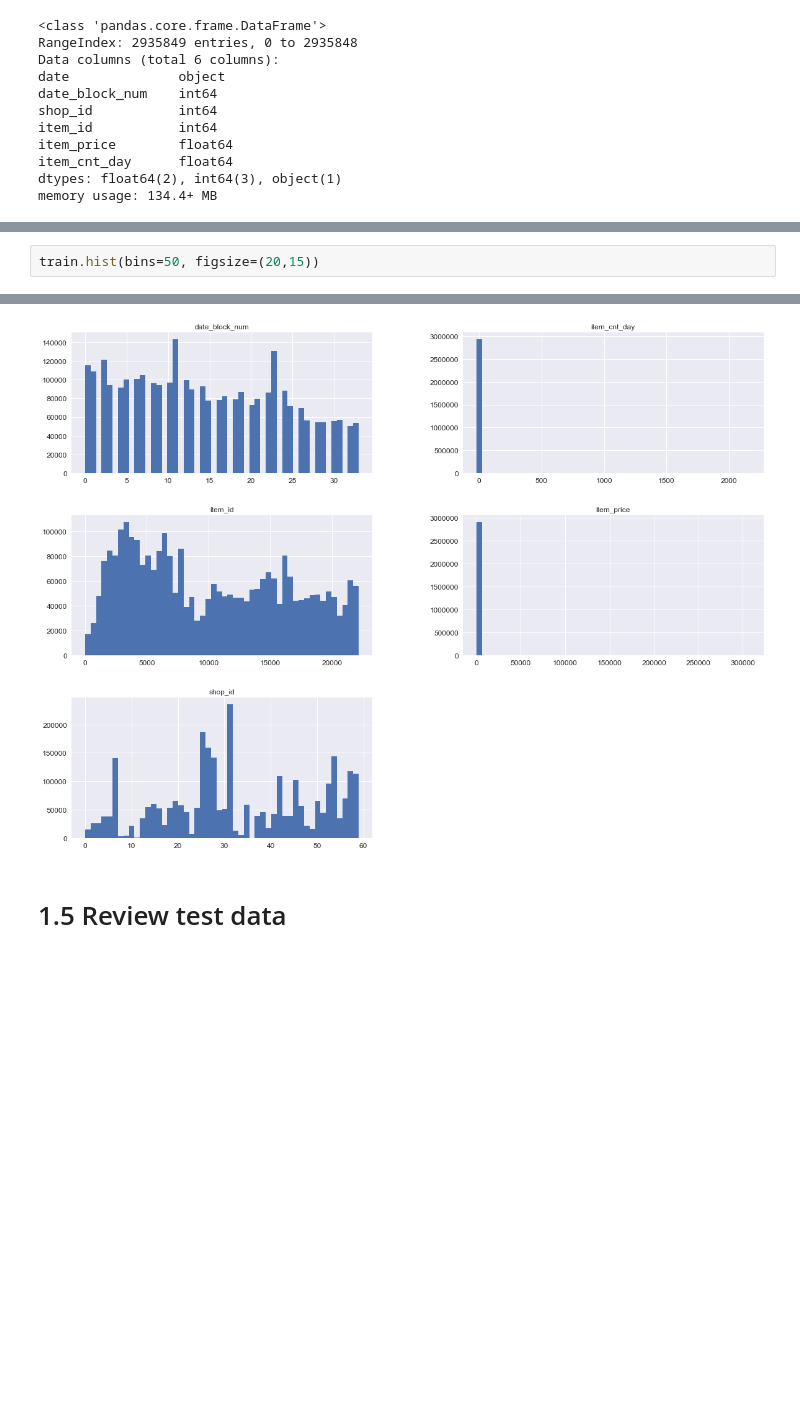
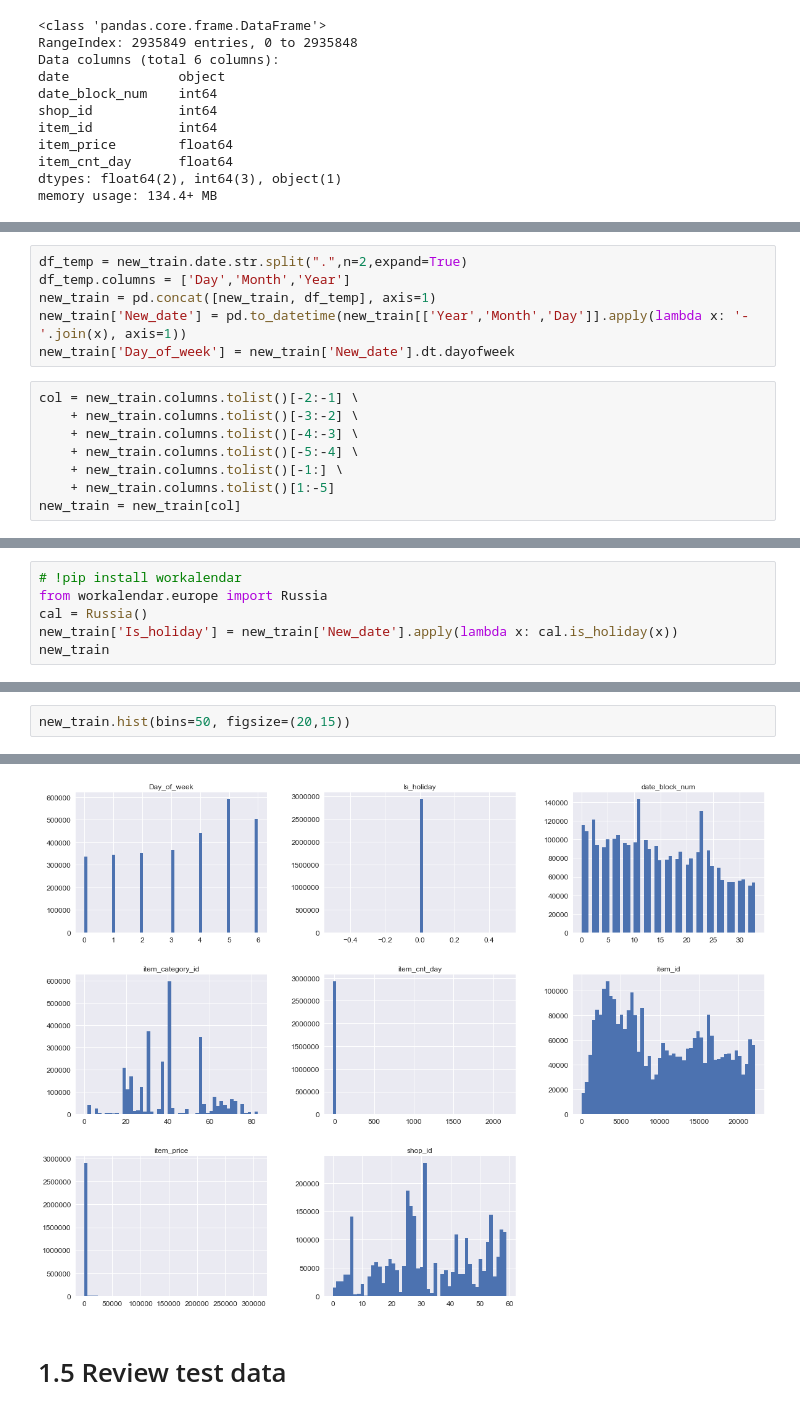
Before and after one commit to michael100824/Kaggle-Project, a Jupyter notebook: competitive-data-science-predict-future-sales/competitive-data-science-predict-future-sales.ipynb, the cells around one changed output, grey strips where cells are left out. Drawn from its saved outputs; the diff is of its cells as text; blank space fills up the shorter version.

```diff
--- a/competitive-data-science-predict-future-sales/competitive-data-science-predict-future-sales.ipynb
+++ b/competitive-data-science-predict-future-sales/competitive-data-science-predict-future-sales.ipynb
@@ -158,0 +179,14 @@ memory usage: 134.4+ MB
+# %%
+df_temp = new_train.date.str.split(".",n=2,expand=True)
+df_temp.columns = ['Day','Month','Year']
+new_train = pd.concat([new_train, df_temp], axis=1)
+new_train['New_date'] = pd.to_datetime(new_train[['Year','Month','Day']].apply(lambda x: '-'.join(x), axis=1))
+new_train['Day_of_week'] = new_train['New_date'].dt.dayofweek
+# %%
+col = new_train.columns.tolist()[-2:-1] \
+    + new_train.columns.tolist()[-3:-2] \
+    + new_train.columns.tolist()[-4:-3] \
+    + new_train.columns.tolist()[-5:-4] \
+    + new_train.columns.tolist()[-1:] \
+    + new_train.columns.tolist()[1:-5]
+new_train = new_train[col]
@@ -158,0 +195,6 @@ memory usage: 134.4+ MB
+# %%
+# !pip install workalendar
+from workalendar.europe import Russia
+cal = Russia()
+new_train['Is_holiday'] = new_train['New_date'].apply(lambda x: cal.is_holiday(x))
+new_train
@@ -245,6 +329,6 @@ train['item_cnt_day'].value_counts()
  508.0          1
 Name: item_cnt_day, Length: 198, dtype: int64
 # %%
-train.hist(bins=50, figsize=(20,15))
+new_train.hist(bins=50, figsize=(20,15))
 # %% [output]
 array([[<matplotlib.axes._subplots.AxesSubplot object at 0x...>,
@@ -255,6 +342,6 @@ array([[<matplotlib.axes._subplots.AxesSubplot object at 0x...>,
         <matplotlib.axes._subplots.AxesSubplot object at 0x...>]],
       dtype=object)
-[figure, old version]
+[figure, new version]
 # %% [markdown]
 # 1.5 Review test data
 # %%
```
Also changed, not shown: parts of 31 cells of this notebook, 6 other files.
